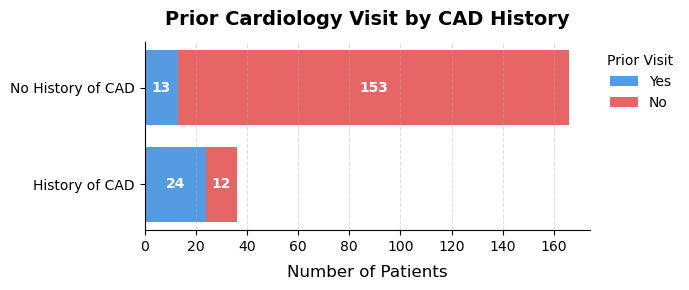
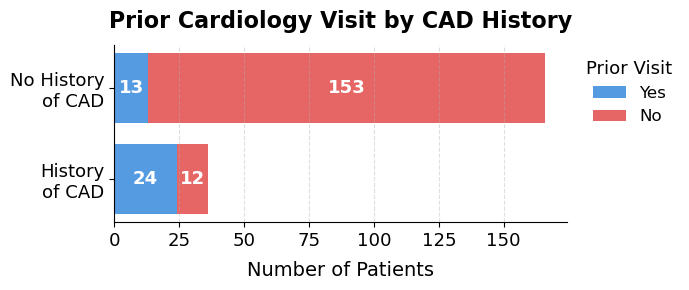
Code edit (unified diff) that turned the first committed figure into the second:
--- before
+++ after
@@ -36,5 +36,4 @@
     )
 
-    # Add count labels
     for bar, val in zip(bars, values):
         if val > 0:
@@ -45,5 +44,5 @@
                 ha='center',
                 va='center',
-                fontsize=10,
+                fontsize=13,          # ← up from 10
                 color='white',
                 fontweight='bold'
@@ -53,9 +52,9 @@
 
 ax.set_yticks(y_pos)
-ax.set_yticklabels(y_cats)
-
-ax.set_xlabel('Number of Patients', fontsize=12, labelpad=8)
+ax.set_yticklabels(['History\nof CAD', 'No History\nof CAD'], fontsize=13)  # ← two lines, larger
+ax.tick_params(axis='x', labelsize=13)                                       # ← x-axis tick font
+ax.set_xlabel('Number of Patients', fontsize=14, labelpad=8)                 # ← up from 12
 ax.set_title('Prior Cardiology Visit by CAD History',
-             fontsize=14, fontweight='bold', pad=12)
+             fontsize=16, fontweight='bold', pad=12)                         # ← up from 14
 
 ax.spines['top'].set_visible(False)
@@ -66,4 +65,6 @@
 ax.legend(
     title='Prior Visit',
+    fontsize=12,           # ← explicit legend font
+    title_fontsize=13,     # ← explicit legend title font
     frameon=False,
     bbox_to_anchor=(1.01, 1),

Commit: Updated font sizes